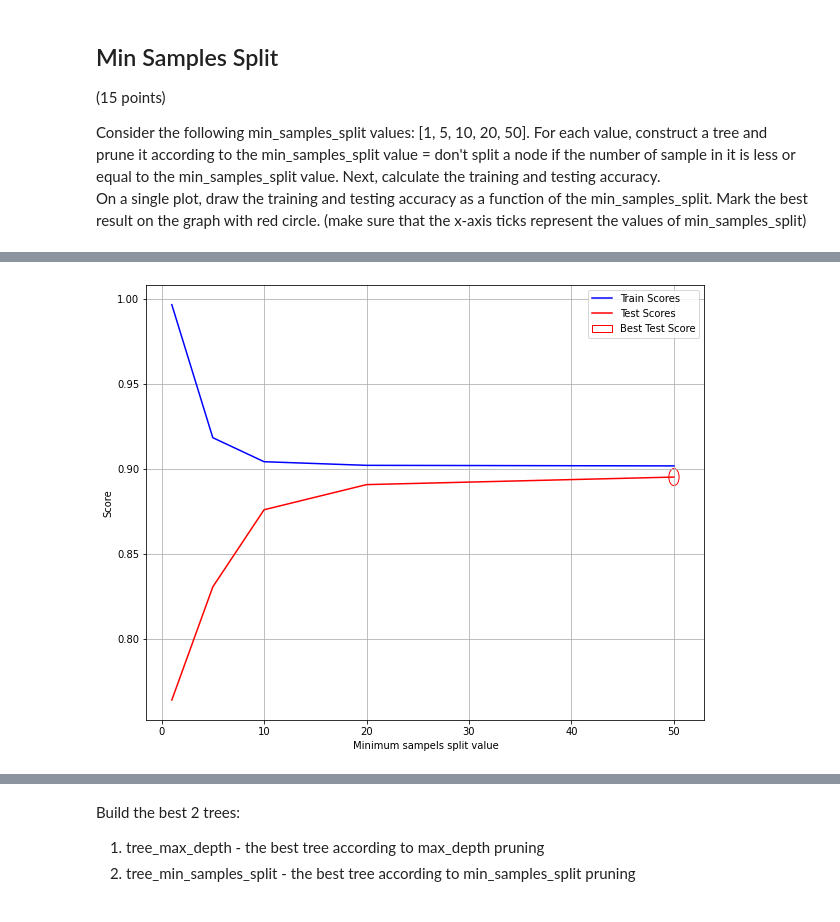
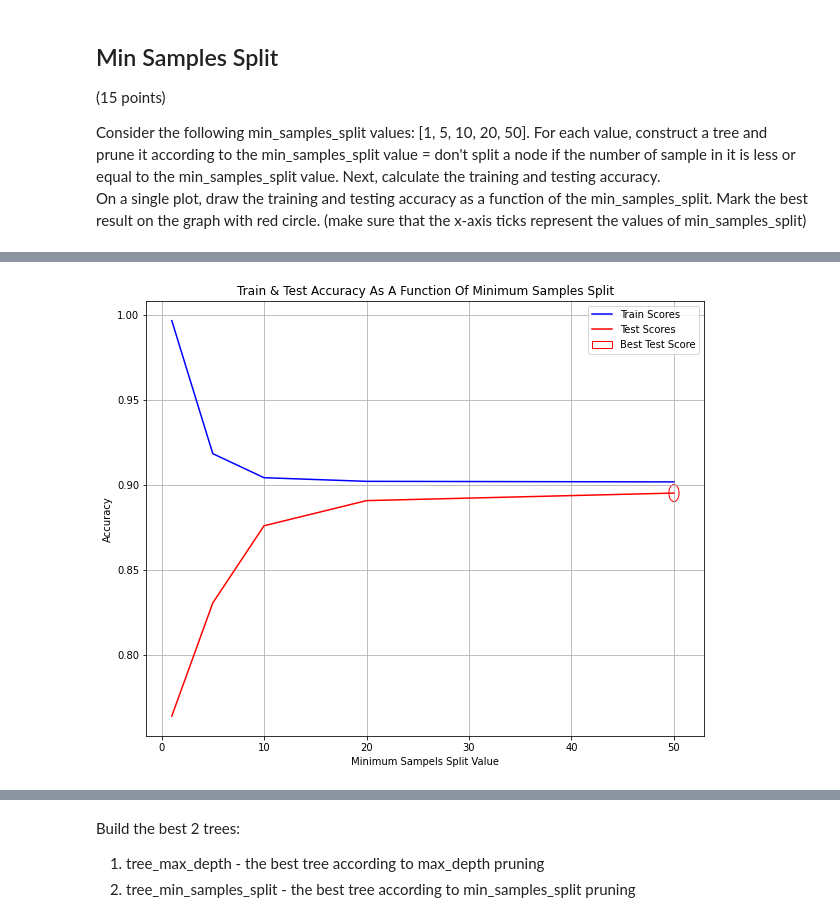
Before and after one commit to RoyR-IDC/MachineLearningFromData, a Jupyter notebook: HW2/203972922_201312907.ipynb, the cells around one changed output, grey strips where cells are left out. Drawn from its saved outputs; the diff is of its cells as text; code cells hidden in the pictures.

```diff
--- a/HW2/203972922_201312907.ipynb
+++ b/HW2/203972922_201312907.ipynb
@@ -434,7 +434,7 @@ class DecisionNode:
             return True
 
         # check depth
-        if self.curr_depth > self.max_depth:
+        if self.curr_depth >= self.max_depth:
             self.is_leaf = True
             return True
 
@@ -782,19 +783,20 @@ Wall time: 506 ms
 # %%
 %%time
 plt.figure()
 plt.plot(min_samples_split_values_train_predictions.keys(), min_samples_split_values_train_predictions.values(), color='b', label='Train Scores')
 plt.plot(min_samples_split_values_test_predictions.keys(), min_samples_split_values_test_predictions.values(), color='r', label='Test Scores')
 
 from matplotlib.patches import Ellipse
 circle = Ellipse((best_metric_min_samples_split, best_score_min_samples_split), width=1, height=0.01, color='r', fill=False, label='Best Test Score')
 fig = plt.gcf()
 ax = fig.gca()
 ax.add_patch(circle)
 
-plt.xlabel('Minimum sampels split value')
-plt.ylabel('Score')
+plt.title('Train & Test Accuracy As A Function Of Minimum Samples Split')
+plt.xlabel('Minimum Sampels Split Value')
+plt.ylabel('Accuracy')
 plt.legend()
 plt.grid()
 plt.show()
 # %% [output]
-[figure, old version]
+[figure, new version]
```
Also changed, not shown: parts of 19 cells of this notebook.
